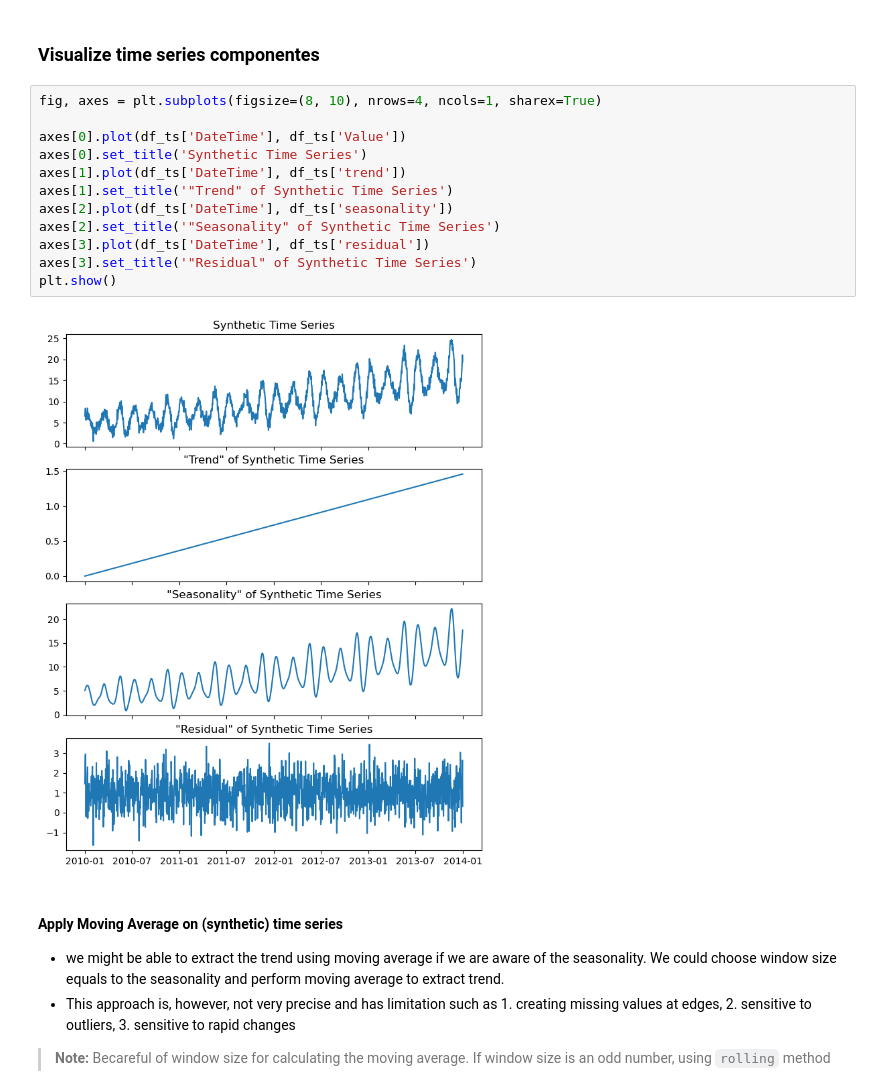
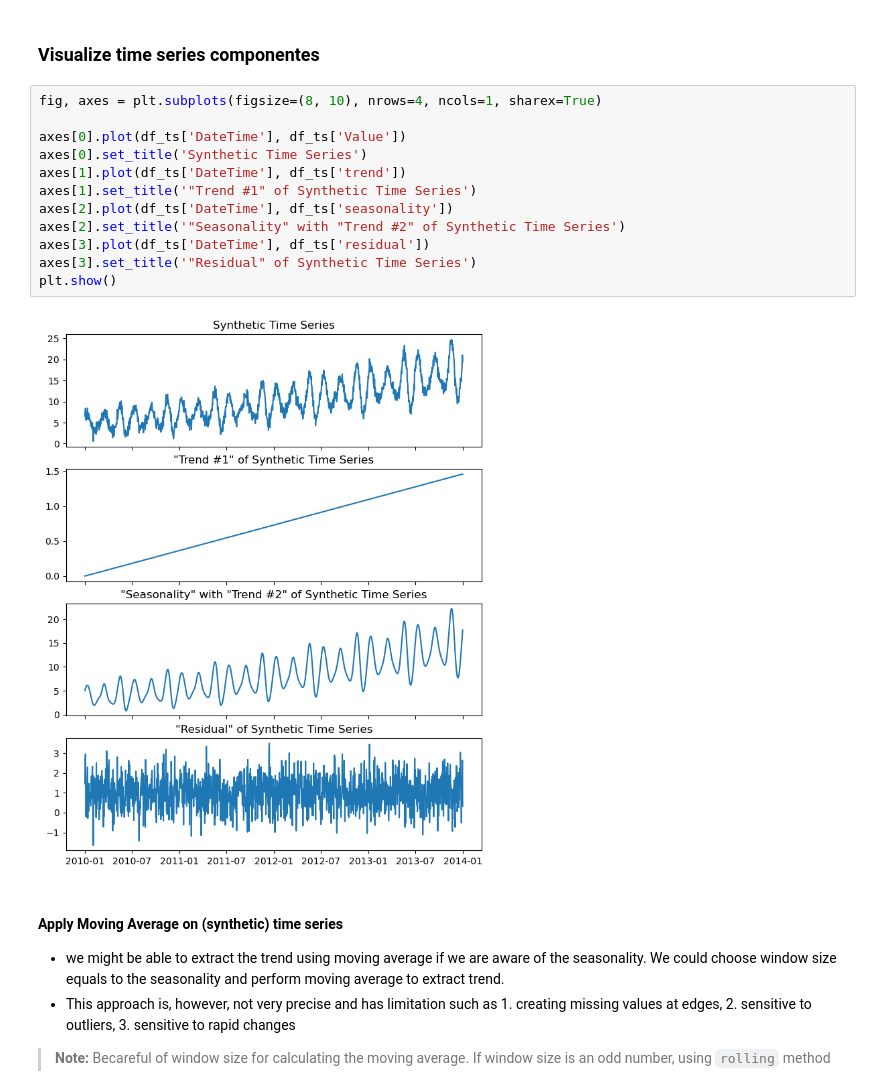
Before and after one commit to bachephysicdun/timeSeriesML, a Jupyter notebook: featureEngineering4TS/notebooks/tsDecompositionWithMovingAverage.ipynb, the cells around one changed output. Saved outputs shown, nothing was run; the diff lists cells and outputs as text.

```diff
--- a/featureEngineering4TS/notebooks/tsDecompositionWithMovingAverage.ipynb
+++ b/featureEngineering4TS/notebooks/tsDecompositionWithMovingAverage.ipynb
@@ -36,17 +44,17 @@ df_ts
 # %%
 fig, axes = plt.subplots(figsize=(8, 10), nrows=4, ncols=1, sharex=True)
 
 axes[0].plot(df_ts['DateTime'], df_ts['Value'])
 axes[0].set_title('Synthetic Time Series')
 axes[1].plot(df_ts['DateTime'], df_ts['trend'])
-axes[1].set_title('"Trend" of Synthetic Time Series')
+axes[1].set_title('"Trend #1" of Synthetic Time Series')
 axes[2].plot(df_ts['DateTime'], df_ts['seasonality'])
-axes[2].set_title('"Seasonality" of Synthetic Time Series')
+axes[2].set_title('"Seasonality" with "Trend #2" of Synthetic Time Series')
 axes[3].plot(df_ts['DateTime'], df_ts['residual'])
 axes[3].set_title('"Residual" of Synthetic Time Series')
 plt.show()
 # %% [output]
-[figure, old version]
+[figure, new version]
 # %% [markdown]
 #### Apply Moving Average on (synthetic) time series
 
```
Also changed, not shown: parts of 2 cells of this notebook, 3 other files.
